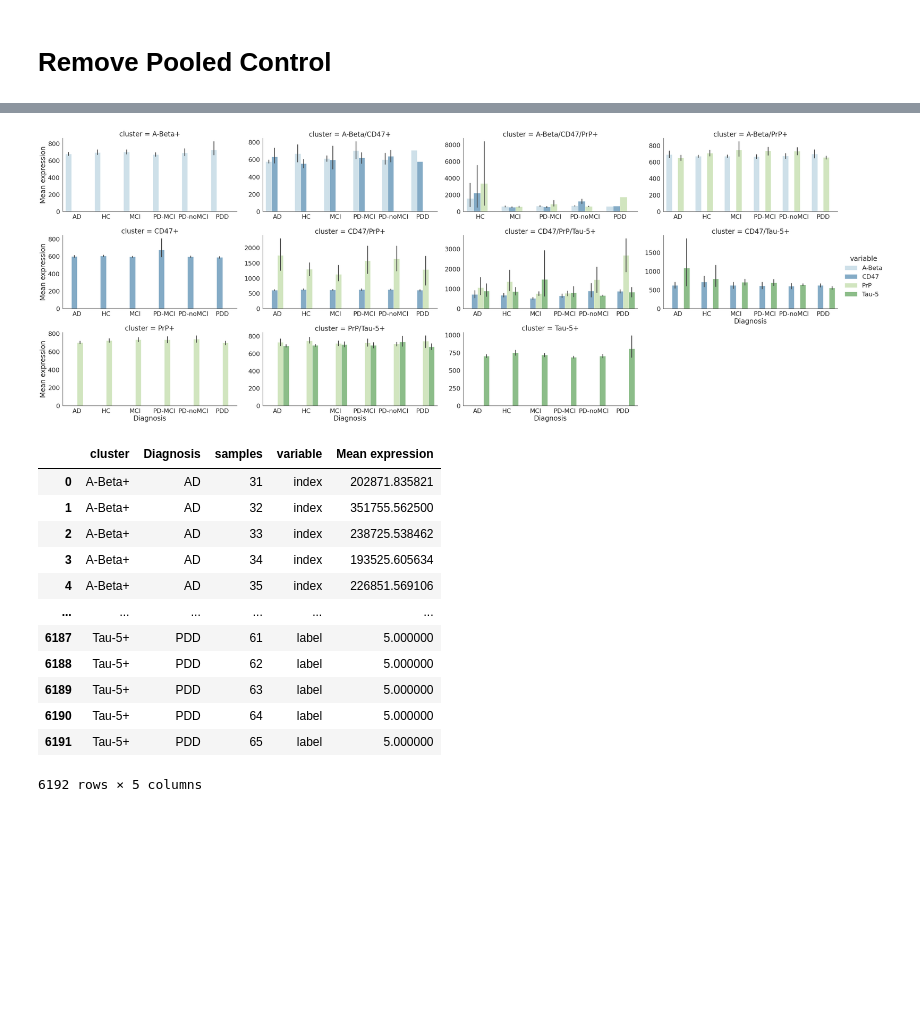
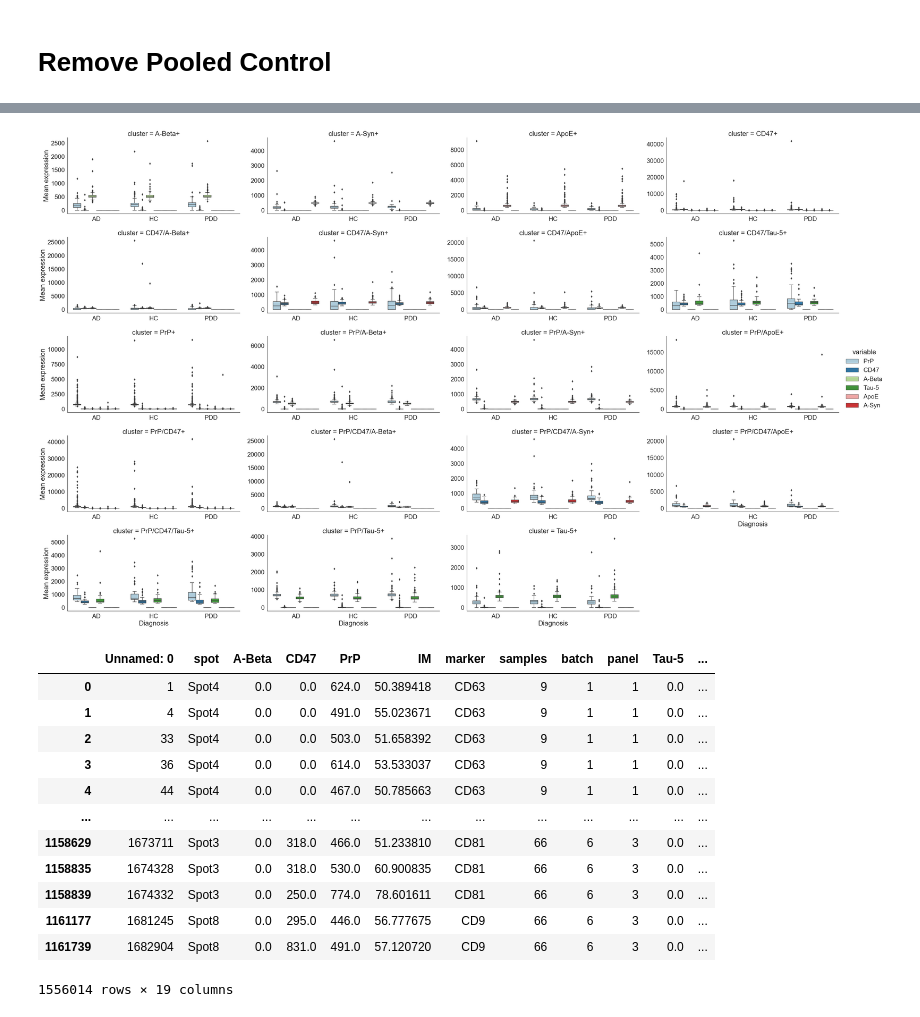
Before and after one commit to tpjoe/project_exosome, a Jupyter notebook: script/data_exploration_EB.ipynb, the cells around one changed output, grey strips where cells are left out. Drawn from its saved outputs; the diff is of its cells as text; code cells hidden in the pictures; blank space fills up the shorter version.

Commit message:
[exosome] per spot

```diff
--- a/script/data_exploration_EB.ipynb
+++ b/script/data_exploration_EB.ipynb
@@ -159,2 +160,6 @@ Name: # particles, dtype: float64
 # %% [markdown]
 # Remove Pooled Control
+# %%
+
+df = df_merge[df_merge.samples !="Pooled Control"]
+df
@@ -160,0 +180,3 @@ Name: # particles, dtype: float64
+# %%
+mapping = {"MCI":"AD", "PD-noMCI":"PDD", "PD-MCI":"PDD", "HC":"HC", "AD":"AD", "PDD":"PDD"}
+df["Diagnosis"] = df["Diagnosis"].map(mapping).values
@@ -290,7 +359,8 @@ df["label"] = clusters
 # %%
 #handmade combinations
 import itertools
-cols = ['PrP', 'CD47','A-Beta', "Tau-5"]#, "IM"]
+import numpy as np
+cols = ['PrP', 'CD47','A-Beta', "Tau-5", "ApoE", "A-Syn"]#, "IM"]
 comb_ = []
 for L in range(len(cols) + 1):
     for subset in itertools.combinations(cols, L):
@@ -308,9 +378,9 @@ for mm in comb_:
         pos = [it for it in mm]
 
         if len(zero_mar)>0:
-            index1 = np.where((df_[zero_mar]==0).all(axis=1))[0]
-            index2 =  np.where((df_[pos]>0).all(axis=1))[0]
-            index = np.intersect1d(index1,index2)
+            #index1 = np.where((df_[zero_mar]==0).all(axis=1))[0]
+            index =  np.where((df_[pos]>0).all(axis=1))[0]
+            #index = np.intersect1d(index1,index2)
             #index = [it for it in index1 if it in index2]
         else:
             index = np.where((df_[pos]>0).all(axis=1))[0]
@@ -395,8 +484,8 @@ Text(0.5, 1.0, 'Distribution of the single exomes')
 # %%
-mean_express = coloc_df.groupby(["cluster", "Diagnosis", "samples"])["IM"].mean()#.unstack().fillna(0)
+mean_express = coloc_df.groupby(["cluster", "Diagnosis", "samples", "spot"])["IM"].mean()#.unstack().fillna(0)
 
 
-df_plot = coloc_df.reset_index().groupby(["cluster", "Diagnosis", "samples"])[cols].mean().reset_index().melt(["cluster", "Diagnosis", "samples"]).fillna(0)
+df_plot = coloc_df.reset_index().groupby(["cluster", "Diagnosis", "samples", "spot"])[cols].mean().reset_index().melt(["cluster", "Diagnosis", "samples", "spot"]).fillna(0)
 y = "Mean expression"
 df_plot.rename({"value":y}, inplace=True, axis=1)
 df_plot[y].replace([np.inf, -np.inf], 0, inplace=True)
@@ -404,41 +493,43 @@ df_plot[y] = df_plot[y].astype(float)
 # %%
 g = sns.catplot(
     data=df_plot, #.loc[df_plt.variable!='PrP', :],
-    kind="bar",
+    kind="box",
     x="Diagnosis", y=y, hue="variable",col="cluster",
     col_wrap=4,sharex=False, sharey=False,
-    palette="Paired", alpha=.6, height=5, aspect=2,
+    palette="Paired",
+    #alpha=.6,
+    height=5, aspect=2,
 )
 # g.despine(left=True)
 # pairs = [(("MCI", "Tau-5"),( i, "Tau-5")) for i in df_plt.Diagnosis.unique() if i != "MCI"]
 # pairs =[]
 # for name,ax in g.axes_dict.items():
 #     if name =="CD47/PrP/Tau-5+":
 #         pairs = [(("MCI", "Tau-5"),( i, "Tau-5")) for i in df_plt.Diagnosis.unique() if i != "MCI"]
 #     # elif name =="A-Beta/CD47/PrP+":
 #     #     pairs = [(("HC", "Tau-5"),( i, "Tau-5")) for i in df_plt.Diagnosis.unique() if i != "AD"]
 #     if len(pairs)>0:
 #         print(name)
 # # subset the table otherwise the stats were calculated on the whole dataset
 #         annot = Annotator(ax, pairs, data=df_plot, x=x, y=y, hue="variable")
 #         annot.configure(test='Mann-Whitney', text_format='star', loc='inside', verbose=2)
 #         annot.apply_test().annotate()
 #         pairs=[]
 # %% [output]
-[figure, old version]
+[figure, new version]
 # %%
-df_plot
+coloc_df
 # %% [output]
-|  | cluster | Diagnosis | samples | variable | Mean expression |
-| 0 | A-Beta+ | AD | 31 | index | 202871.835821 |
-| 1 | A-Beta+ | AD | 32 | index | 351755.562500 |
-| 2 | A-Beta+ | AD | 33 | index | 238725.538462 |
-| 3 | A-Beta+ | AD | 34 | index | 193525.605634 |
-| 4 | A-Beta+ | AD | 35 | index | 226851.569106 |
-| ... | ... | ... | ... | ... | ... |
-| 6187 | Tau-5+ | PDD | 61 | label | 5.000000 |
-| 6188 | Tau-5+ | PDD | 62 | label | 5.000000 |
-| 6189 | Tau-5+ | PDD | 63 | label | 5.000000 |
-| 6190 | Tau-5+ | PDD | 64 | label | 5.000000 |
-| 6191 | Tau-5+ | PDD | 65 | label | 5.000000 |
+|  | Unnamed: 0 | spot | A-Beta | CD47 | PrP | IM | marker | samples | batch | panel | Tau-5 | ... |
+| 0 | 1 | Spot4 | 0.0 | 0.0 | 624.0 | 50.389418 | CD63 | 9 | 1 | 1 | 0.0 | ... |
+| 1 | 4 | Spot4 | 0.0 | 0.0 | 491.0 | 55.023671 | CD63 | 9 | 1 | 1 | 0.0 | ... |
+| 2 | 33 | Spot4 | 0.0 | 0.0 | 503.0 | 51.658392 | CD63 | 9 | 1 | 1 | 0.0 | ... |
+| 3 | 36 | Spot4 | 0.0 | 0.0 | 614.0 | 53.533037 | CD63 | 9 | 1 | 1 | 0.0 | ... |
+| 4 | 44 | Spot4 | 0.0 | 0.0 | 467.0 | 50.785663 | CD63 | 9 | 1 | 1 | 0.0 | ... |
+| ... | ... | ... | ... | ... | ... | ... | ... | ... | ... | ... | ... | ... |
+| 1158629 | 1673711 | Spot3 | 0.0 | 318.0 | 466.0 | 51.233810 | CD81 | 66 | 6 | 3 | 0.0 | ... |
+| 1158835 | 1674328 | Spot3 | 0.0 | 318.0 | 530.0 | 60.900835 | CD81 | 66 | 6 | 3 | 0.0 | ... |
+| 1158839 | 1674332 | Spot3 | 0.0 | 250.0 | 774.0 | 78.601611 | CD81 | 66 | 6 | 3 | 0.0 | ... |
+| 1161177 | 1681245 | Spot8 | 0.0 | 295.0 | 446.0 | 56.777675 | CD9 | 66 | 6 | 3 | 0.0 | ... |
+| 1161739 | 1682904 | Spot8 | 0.0 | 831.0 | 491.0 | 57.120720 | CD9 | 66 | 6 | 3 | 0.0 | ... |
-6192 rows × 5 columns
+1556014 rows × 19 columns
```
Also changed, not shown: parts of 28 cells of this notebook.
